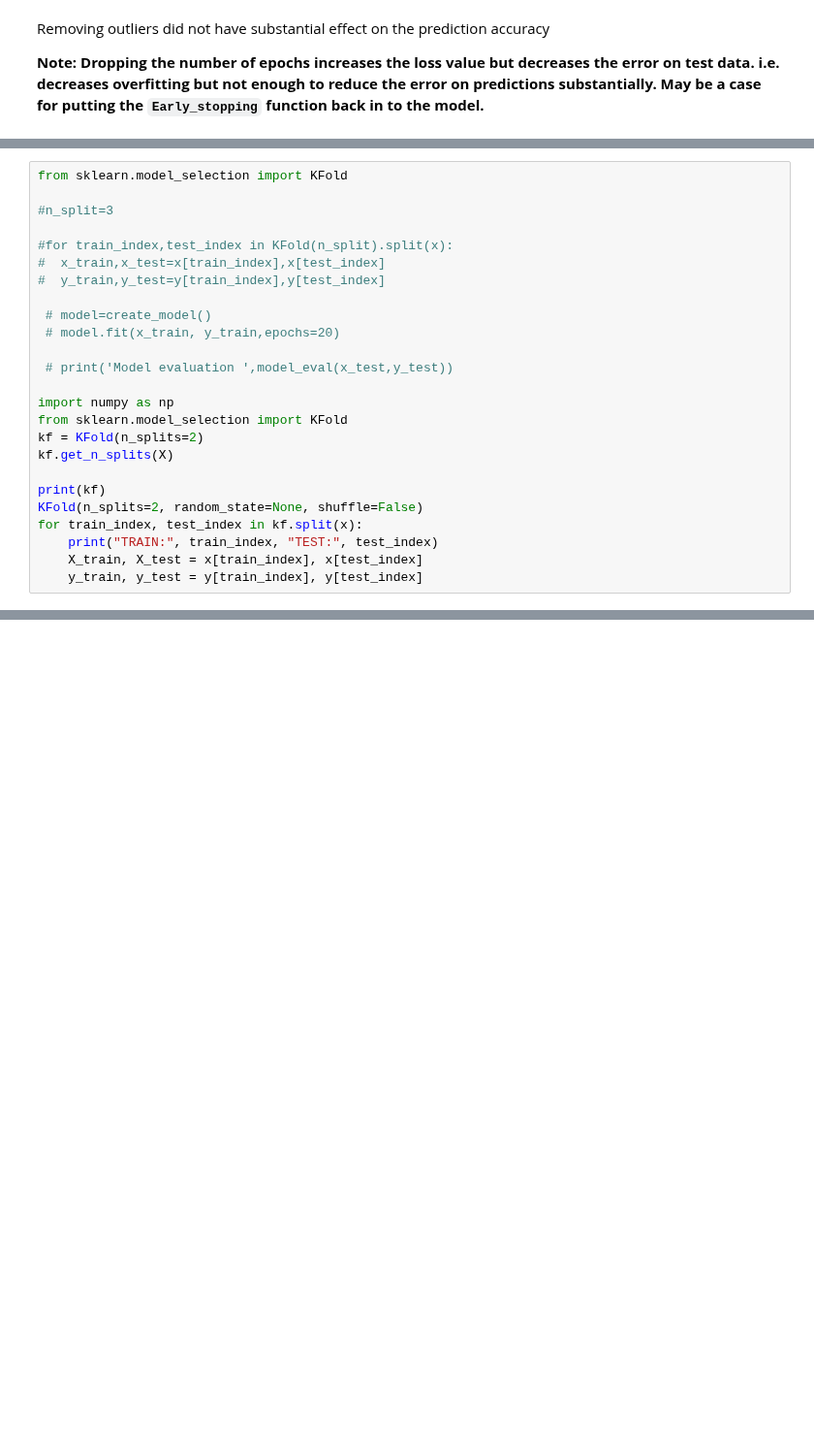
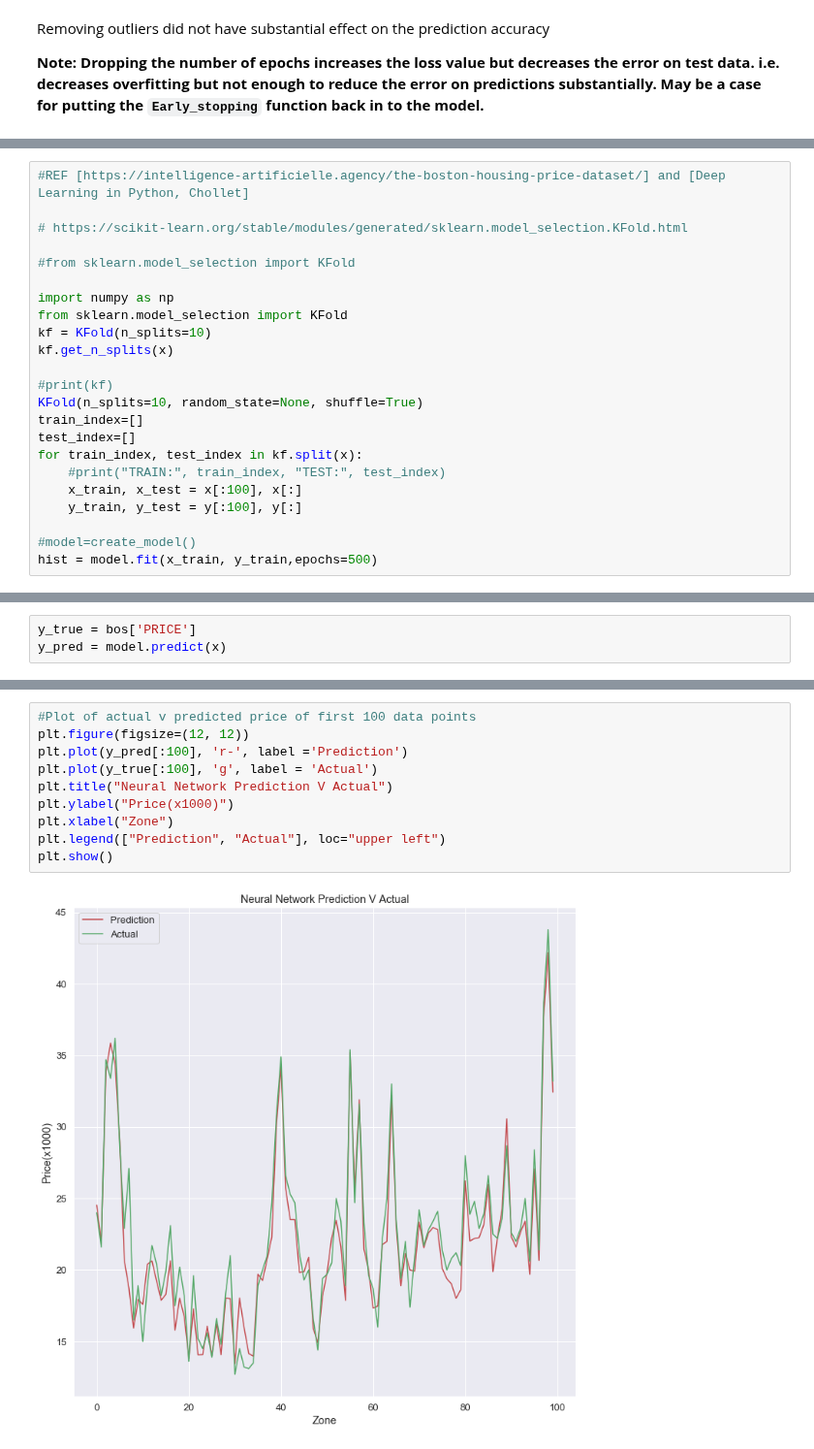
Before and after one commit to oreillyh/Machine-Learning-Statistics, a Jupyter notebook: MACHINE LEARNING AND STATISTICS PROJECT .ipynb, the cells around one changed output, grey strips where cells are left out. Shown at 97% size. Cells and saved outputs as stored; diff of their text form; blank space fills up the shorter version.

```diff
--- a/MACHINE LEARNING AND STATISTICS PROJECT .ipynb
+++ b/MACHINE LEARNING AND STATISTICS PROJECT .ipynb
@@ -863,26 +867,24 @@ Removing outliers did not have  substantial effect on the prediction accuracy
 # %%
-from sklearn.model_selection import KFold
+#REF [https://intelligence-artificielle.agency/the-boston-housing-price-dataset/] and [Deep Learning in Python, Chollet]
 
-#n_split=3
+# https://scikit-learn.org/stable/modules/generated/sklearn.model_selection.KFold.html
 
-#for train_index,test_index in KFold(n_split).split(x):
-#  x_train,x_test=x[train_index],x[test_index]
-#  y_train,y_test=y[train_index],y[test_index]
-
- # model=create_model()
- # model.fit(x_train, y_train,epochs=20)
-
- # print('Model evaluation ',model_eval(x_test,y_test))
+#from sklearn.model_selection import KFold
 
 import numpy as np
 from sklearn.model_selection import KFold
-kf = KFold(n_splits=2)
-kf.get_n_splits(X)
+kf = KFold(n_splits=10)
+kf.get_n_splits(x)
 
-print(kf)
-KFold(n_splits=2, random_state=None, shuffle=False)
+#print(kf)
+KFold(n_splits=10, random_state=None, shuffle=True)
+train_index=[]
+test_index=[]
 for train_index, test_index in kf.split(x):
-    print("TRAIN:", train_index, "TEST:", test_index)
-    X_train, X_test = x[train_index], x[test_index]
-    y_train, y_test = y[train_index], y[test_index]
+    #print("TRAIN:", train_index, "TEST:", test_index)
+    x_train, x_test = x[:100], x[:]
+    y_train, y_test = y[:100], y[:]
+
+#model=create_model()
+hist = model.fit(x_train, y_train,epochs=500)
 # %% [output]
@@ -906,0 +908,3 @@ KeyError: "None of [Int64Index([253, 254, 255, 256, 257, 258, 259, 260, 261, 262
+# %%
+y_true = bos['PRICE']
+y_pred = model.predict(x)
@@ -906,0 +925,12 @@ KeyError: "None of [Int64Index([253, 254, 255, 256, 257, 258, 259, 260, 261, 262
+# %%
+#Plot of actual v predicted price of first 100 data points
+plt.figure(figsize=(12, 12))
+plt.plot(y_pred[:100], 'r-', label ='Prediction')
+plt.plot(y_true[:100], 'g', label = 'Actual')
+plt.title("Neural Network Prediction V Actual")
+plt.ylabel("Price(x1000)")
+plt.xlabel("Zone")
+plt.legend(["Prediction", "Actual"], loc="upper left")
+plt.show()
+# %% [output]
+[figure, added]
```
Also changed, not shown: parts of 13 cells of this notebook, 1 other file.
